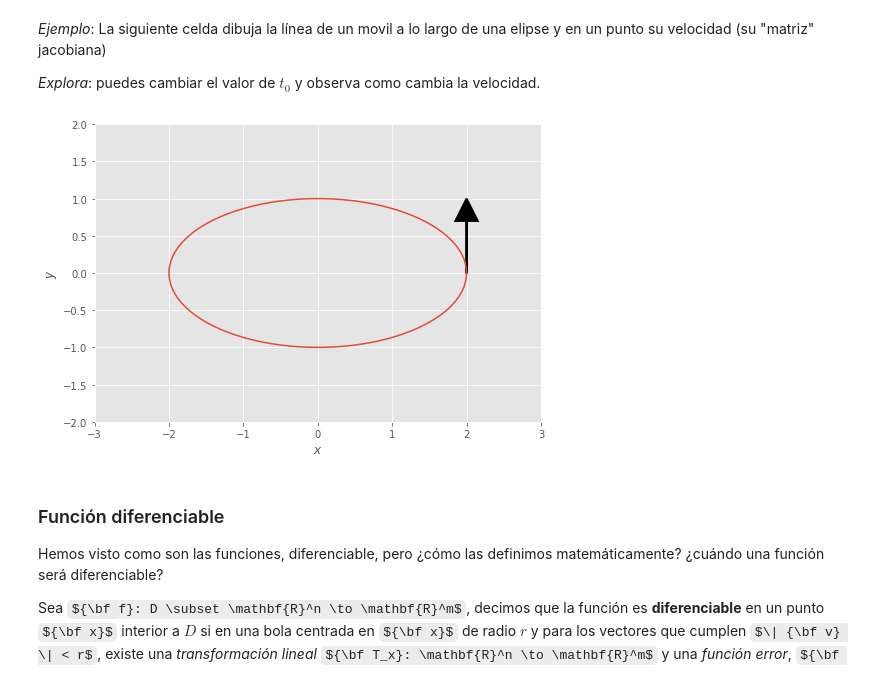
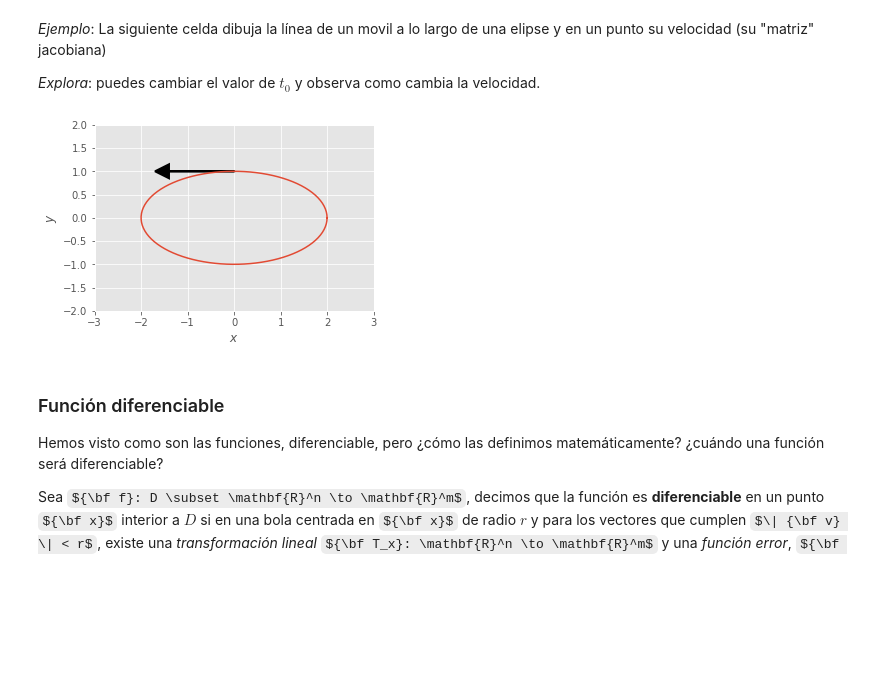
Before and after one commit to jahernando/USC-MMIII, a Jupyter notebook: tderivadas_gradiante_jacobiana.ipynb, the cells around one changed output. Cells and saved outputs as stored; diff of their text form; code cells hidden in the pictures; some formulas as TeX source; blank space fills up the shorter version.

```diff
--- a/tderivadas_gradiante_jacobiana.ipynb
+++ b/tderivadas_gradiante_jacobiana.ipynb
@@ -297,17 +297,17 @@ $$
 
 *Explora*: puedes cambiar el valor de $t_0$ y observa como cambia la velocidad.
 # %%
-t0 = 0.*np.pi
+t0 = np.pi/2.
 a, b, w = 2, 1, 1
 fx  = lambda t:    a*np.cos(w*t)
 fy  = lambda t:    b*np.sin(w*t)
 fxp = lambda t: -w*a*np.sin(w*t)
 fyp = lambda t:  w*b*np.cos(w*t)
 gf.line2d(fx, fy, length = 2.*np.pi);
 gf.arrow(fx(t0), fy(t0), fxp(t0), fyp(t0));
 plt.xlim(-a-1, a+1); plt.ylim(-b-1, b+1);
 # %% [output]
-[figure, old version]
+[figure, new version]
 # %% [markdown]
 ### Función diferenciable
 
```
Also changed, not shown: parts of 10 cells of this notebook, 1 other file.
